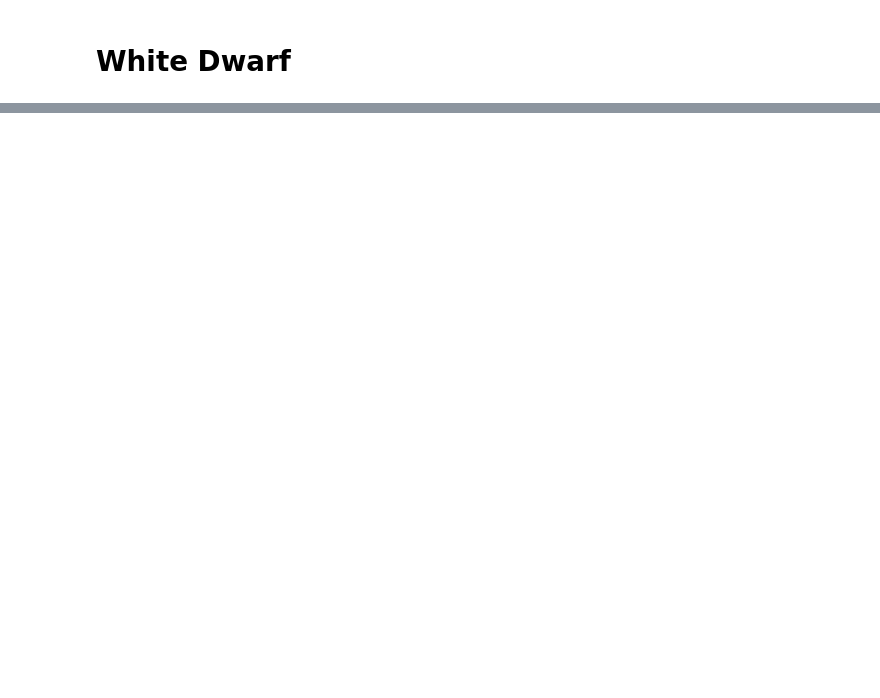
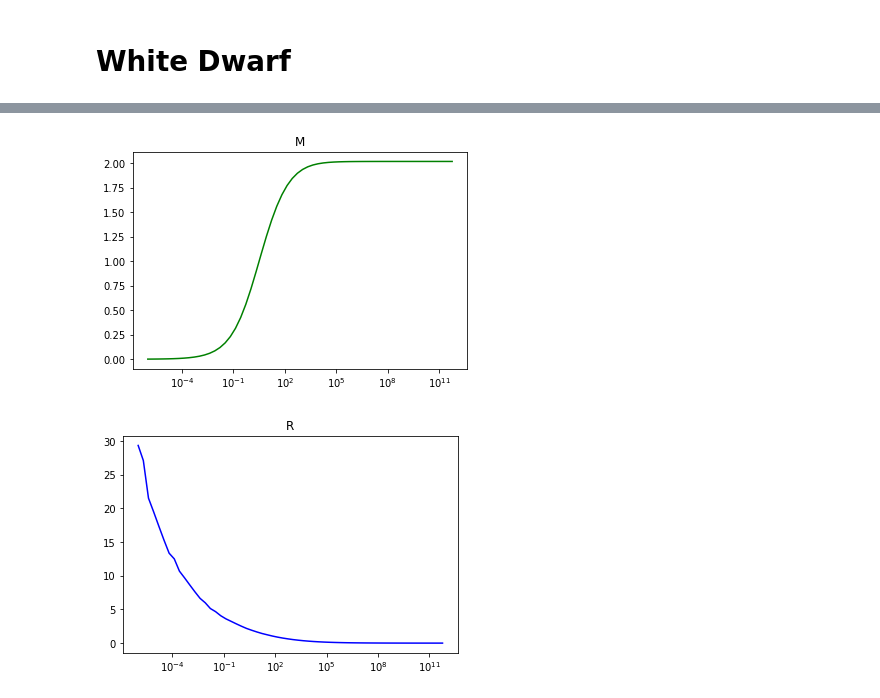
Before and after one commit to Kolsha/data_processing, a Jupyter notebook: 7task.ipynb, the cells around one changed output, grey strips where cells are left out. Saved outputs shown, nothing was run; the diff lists cells and outputs as text; code cells hidden in the pictures; blank space fills up the shorter version.

```diff
--- a/7task.ipynb
+++ b/7task.ipynb
@@ -129,0 +172,17 @@ Start solve by:  euler_koshi_step
+# %%
+plt.figure()
+plt.title("M")
+plt.xscale('log')
+plt.plot(po, m, 'g')
+plt.show()
+
+plt.figure()
+plt.title("R")
+plt.xscale('log')
+plt.plot(po, (r), 'b')
+
+#plt.legend(loc="lower left")
+plt.show()
+# %% [output]
+[figure, added]
+[figure, added]
```
Also changed, not shown: parts of 4 cells of this notebook.
